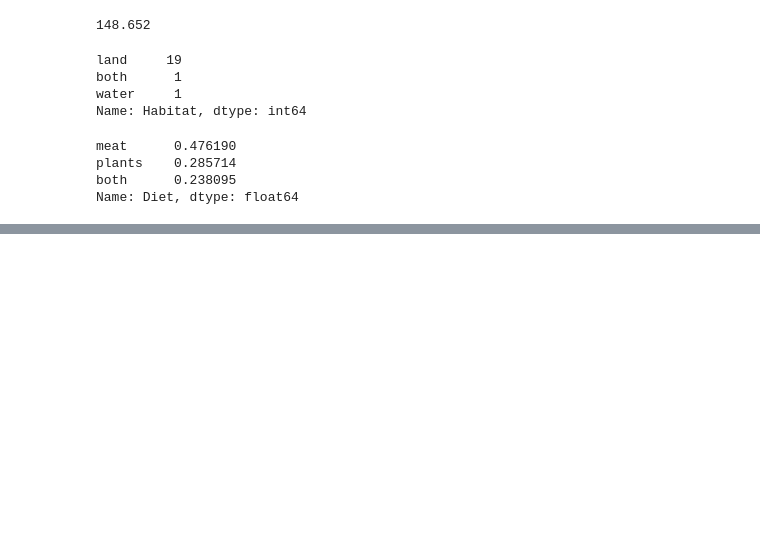
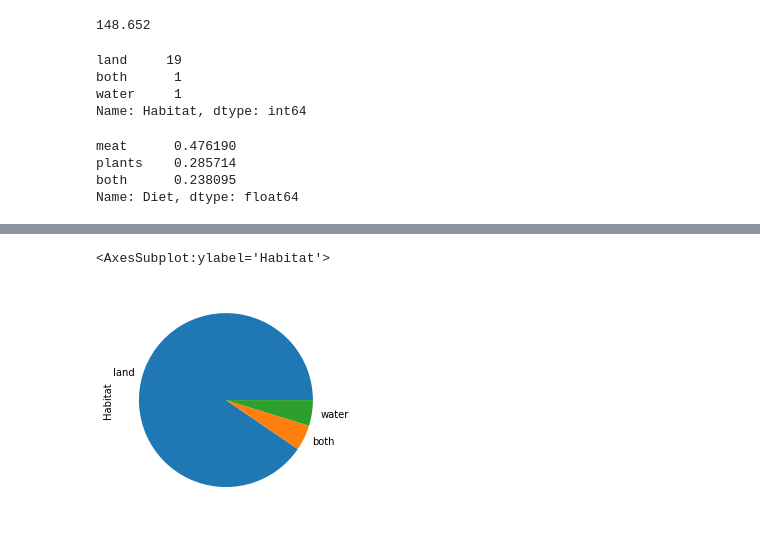
Before and after one commit to ZUCourses/SIA-Public, a Jupyter notebook: Untitled3.ipynb, the cells around one changed output, grey strips where cells are left out. Drawn from its saved outputs; the diff is of its cells as text; code cells hidden in the pictures; blank space fills up the shorter version.

```diff
--- a/Untitled3.ipynb
+++ b/Untitled3.ipynb
@@ -119,0 +198,5 @@ Name: Diet, dtype: float64
+# %%
+df_pie.plot(kind='pie')
+# %% [output]
+<AxesSubplot:ylabel='Habitat'>
+[figure, added]
```
Also changed, not shown: parts of 11 cells of this notebook, 1 other file.
